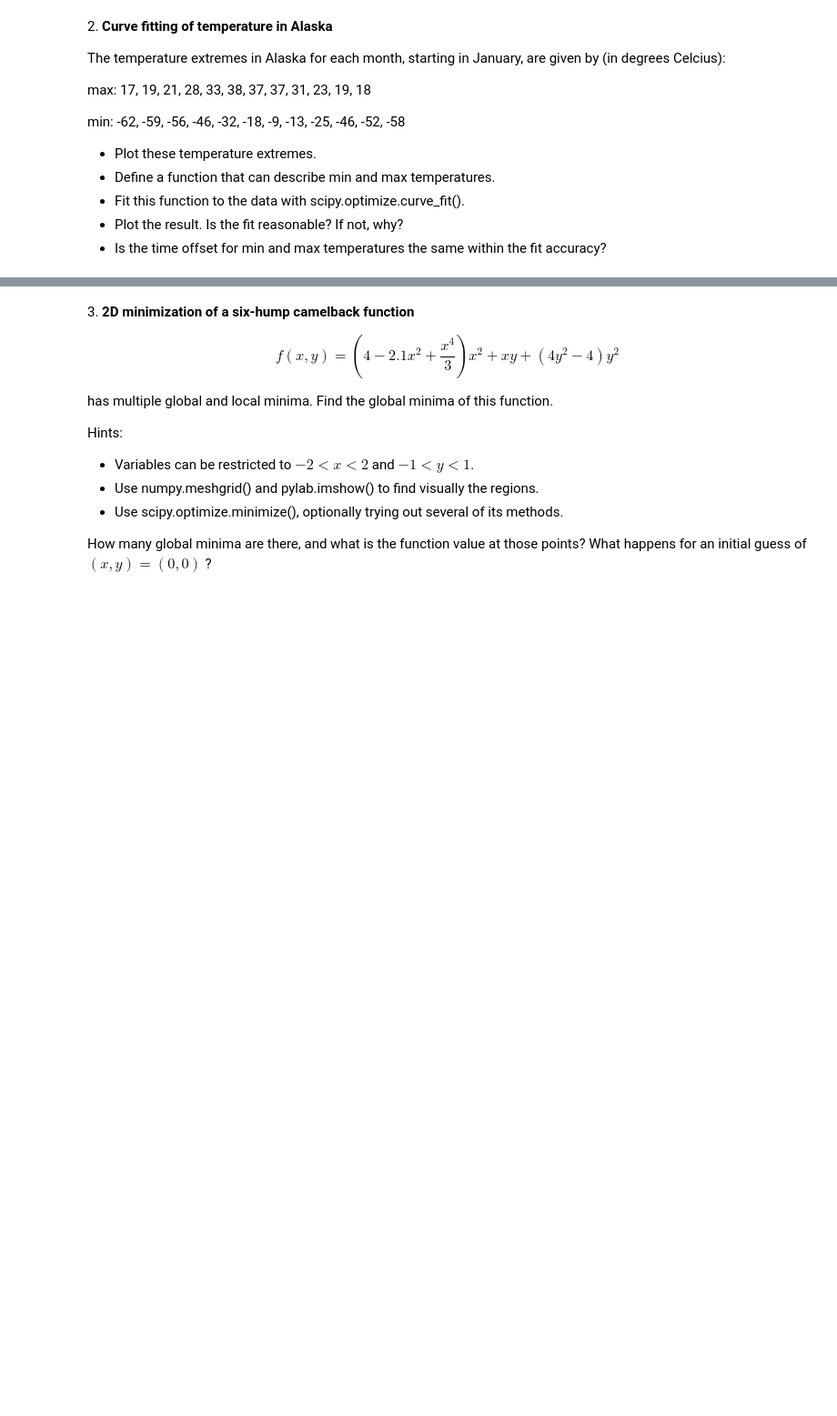
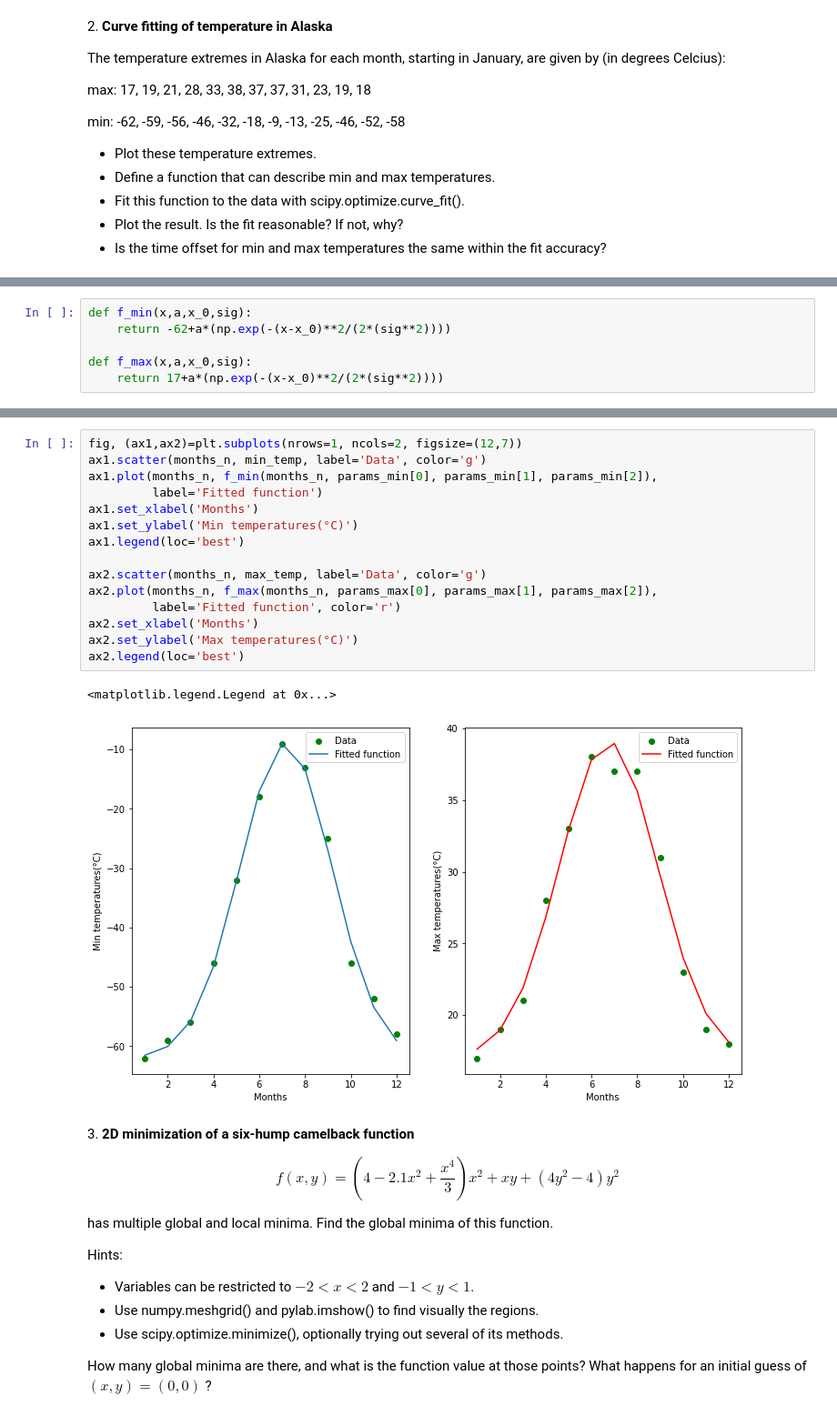
Before and after one commit to Sara-Munafo/LaboratoryOfComputationalPhysics_Y5, a Jupyter notebook: 09_Algorithms_exercises.ipynb, the cells around one changed output, grey strips where cells are left out. Shown: that part at 91% size. Saved outputs shown, nothing was run; the diff lists cells and outputs as text; blank space fills up the shorter version.

```diff
--- a/09_Algorithms_exercises.ipynb
+++ b/09_Algorithms_exercises.ipynb
@@ -106 +107,7 @@ ax.legend(loc='upper left')
 [figure]
+# %%
+def f_min(x,a,x_0,sig):
+    return -62+a*(np.exp(-(x-x_0)**2/(2*(sig**2))))
+
+def f_max(x,a,x_0,sig):
+    return 17+a*(np.exp(-(x-x_0)**2/(2*(sig**2))))
@@ -107,3 +124,21 @@ ax.legend(loc='upper left')
+# %%
+fig, (ax1,ax2)=plt.subplots(nrows=1, ncols=2, figsize=(12,7))
+ax1.scatter(months_n, min_temp, label='Data', color='g')
+ax1.plot(months_n, f_min(months_n, params_min[0], params_min[1], params_min[2]),
+         label='Fitted function')
+ax1.set_xlabel('Months')
+ax1.set_ylabel('Min temperatures(°C)')
+ax1.legend(loc='best')
+
+ax2.scatter(months_n, max_temp, label='Data', color='g')
+ax2.plot(months_n, f_max(months_n, params_max[0], params_max[1], params_max[2]),
+         label='Fitted function', color='r')
+ax2.set_xlabel('Months')
+ax2.set_ylabel('Max temperatures(°C)')
+ax2.legend(loc='best')
+# %% [output]
+<matplotlib.legend.Legend at 0x...>
+[figure, added]
 # %% [markdown]
 3\. **2D minimization of a six-hump camelback function**
 
```
Also changed, not shown: parts of 2 cells of this notebook.
